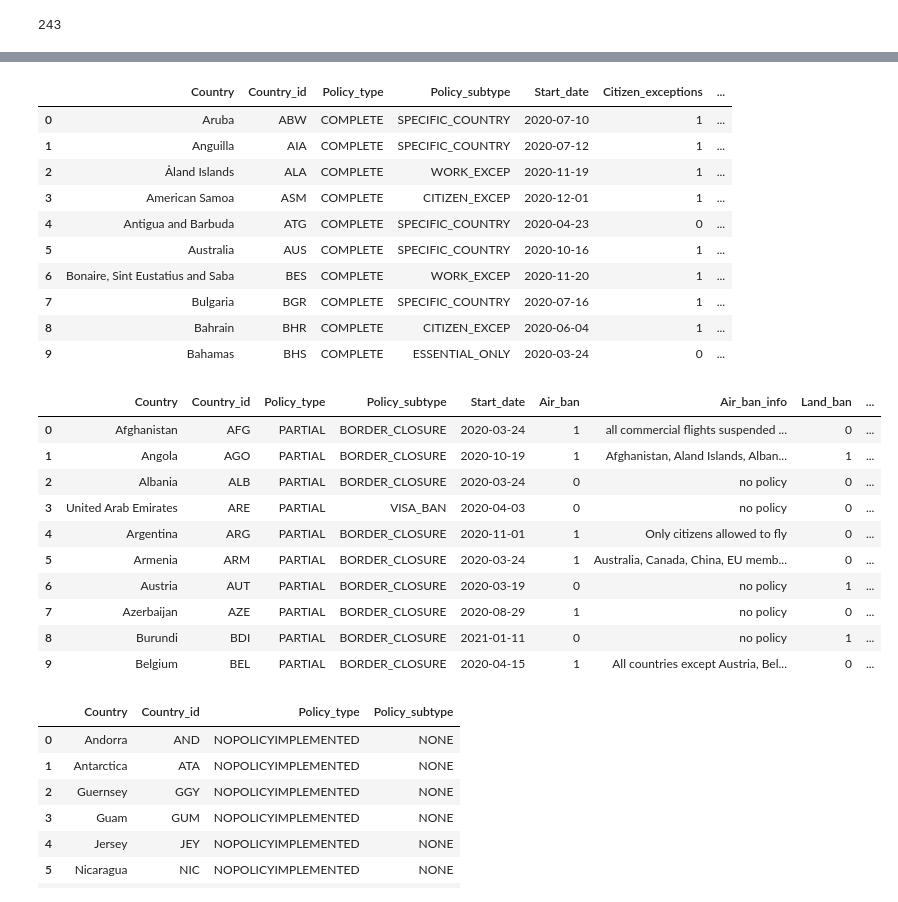
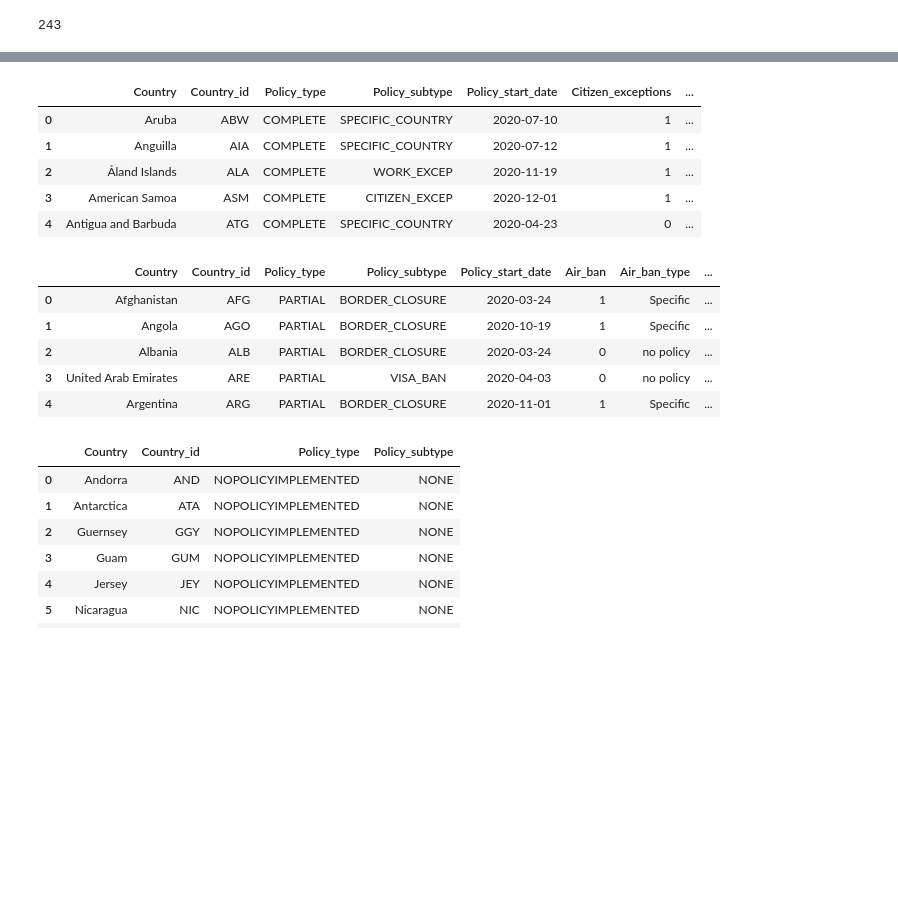
Before and after one commit to sarahDH615/ETL-project, a Jupyter notebook: data/policy_clean.ipynb, the cells around one changed output, grey strips where cells are left out. Cells and saved outputs as stored; diff of their text form; code cells hidden in the pictures; blank space fills up the shorter version.

```diff
--- a/data/policy_clean.ipynb
+++ b/data/policy_clean.ipynb
@@ -149,7 +160,7 @@ dtype('O')
 # %%
 # formatting dates for use in datetime
 # replacing nons and 0s with fake date
-dates_list = [x.replace('_', '-') for x in sorted_policy_df['Start_date']]
+dates_list = [x.replace('_', '-') for x in sorted_policy_df['Policy_start_date']]
 dates_list_start = ['01-01-01' if x == 'NONE' or x == '0' else x for x in dates_list]
-# educated guess as to end date of errant date shown in below cell
+# educated guess as to end date of errant date shown in above cell
 dates_list_edited = ['04-21-20' if x == '04-31-20' else x for x in dates_list_start]
@@ -161,5 +167,5 @@ sorted_policy_df[sorted_policy_df['Start_date'] == '04-31-20']
 # %%
 # replacing Start Date col w/ edited dates list
-sorted_policy_df['Start_date'] = dates_list_edited
+sorted_policy_df['Policy_start_date'] = dates_list_edited
 sorted_policy_df.head()
 # %% [output]
@@ -172,5 +178,5 @@ sorted_policy_df.head()
 # %%
 # converting Start Date col to dtype datetime
-sorted_policy_df['Start_date'] = pd.to_datetime(sorted_policy_df['Start_date'])
+sorted_policy_df['Policy_start_date'] = pd.to_datetime(sorted_policy_df['Policy_start_date'])
 # %%
 # checking dtype
@@ -179,6 +185,6 @@ sorted_policy_df['Start_date'].dtype
 dtype('<M8[ns]')
 # %%
 # sorting by country id then start date
-double_sorted_policy_df = sorted_policy_df.sort_values(['Country_id','Start_date'])
-double_sorted_policy_df.head(20)
+double_sorted_policy_df = sorted_policy_df.sort_values(['Country_id','Policy_start_date'])
+double_sorted_policy_df.head()
 # %% [output]
@@ -240,43 +236,35 @@ Index(['Country', 'Country_id', 'Policy_type', 'Policy_subtype', 'Start_date',
       dtype='object')
 # %%
 # separating out only rows where a complete ban was in effect, saving only cols that apply
-full_closures_df = last_date_df[last_date_df['Policy_type'] == 'COMPLETE'][['Country', 'Country_id', 'Policy_type', 'Policy_subtype', 'Start_date', 'Citizen_exceptions',
-       'Citizen_exceptions_info', 'Country_exceptions',
-       'Country_exceptions_info', 'Work_exceptions_info']]
+full_closures_df = last_date_df[last_date_df['Policy_type'] == 'COMPLETE'][['Country', 'Country_id', 'Policy_type', 'Policy_subtype',
+                                                                            'Policy_start_date', 'Citizen_exceptions', 'Citizen_exceptions_info',
+                                                                            'Country_exceptions',        'Country_exceptions_info', 'Work_exceptions']]
 full_closures_df.reset_index(inplace=True, drop=True)
-full_closures_df.head(10)
+full_closures_df.head()
 # %% [output]
-|  | Country | Country_id | Policy_type | Policy_subtype | Start_date | Citizen_exceptions | ... |
+|  | Country | Country_id | Policy_type | Policy_subtype | Policy_start_date | Citizen_exceptions | ... |
 | 0 | Aruba | ABW | COMPLETE | SPECIFIC_COUNTRY | 2020-07-10 | 1 | ... |
 | 1 | Anguilla | AIA | COMPLETE | SPECIFIC_COUNTRY | 2020-07-12 | 1 | ... |
 | 2 | Åland Islands | ALA | COMPLETE | WORK_EXCEP | 2020-11-19 | 1 | ... |
 | 3 | American Samoa | ASM | COMPLETE | CITIZEN_EXCEP | 2020-12-01 | 1 | ... |
 | 4 | Antigua and Barbuda | ATG | COMPLETE | SPECIFIC_COUNTRY | 2020-04-23 | 0 | ... |
-| 5 | Australia | AUS | COMPLETE | SPECIFIC_COUNTRY | 2020-10-16 | 1 | ... |
-| 6 | Bonaire, Sint Eustatius and Saba | BES | COMPLETE | WORK_EXCEP | 2020-11-20 | 1 | ... |
-| 7 | Bulgaria | BGR | COMPLETE | SPECIFIC_COUNTRY | 2020-07-16 | 1 | ... |
-| 8 | Bahrain | BHR | COMPLETE | CITIZEN_EXCEP | 2020-06-04 | 1 | ... |
-| 9 | Bahamas | BHS | COMPLETE | ESSENTIAL_ONLY | 2020-03-24 | 0 | ... |
 # %%
 # separating out only rows where a partial ban was in effect, saving only cols that apply
-partial_closures_df = last_date_df[last_date_df['Policy_type'] == 'PARTIAL'][['Country', 'Country_id',
-       'Policy_type', 'Policy_subtype', 'Start_date', 'Air_ban', 'Air_ban_info', 'Land_ban', 'Land_ban_info',
-       'Sea_ban','Sea_ban_info', 'Citizen_ban', 'Citizen_ban_info', 'Travel_history_ban', 'Travel_history_ban_info',
-       'Refugee_ban', 'Refugee_ban_info', 'Visa_ban', 'Visa_ban_info']]
+partial_closures_df = last_date_df[last_date_df['Policy_type'] == 'PARTIAL'][['Country', 'Country_id', 'Policy_type', 'Policy_subtype',
+       'Policy_start_date', 'Air_ban', 'Air_ban_type', 'Air_ban_info',
+       'Land_ban', 'Land_ban_type', 'Land_ban_info', 'Sea_ban', 'Sea_ban_type',
+       'Sea_ban_info', 'Citizen_ban', 'Citizen_ban_info', 'Travel_history_ban',
+       'Travel_history_ban_info', 'Refugee_ban', 'Refugee_ban_info',
+       'Visa_ban', 'Visa_ban_list', 'Visa_ban_info']]
 partial_closures_df.reset_index(inplace=True, drop=True)
-partial_closures_df.head(10)
+partial_closures_df.head()
 # %% [output]
-|  | Country | Country_id | Policy_type | Policy_subtype | Start_date | Air_ban | Air_ban_info | Land_ban | ... |
-| 0 | Afghanistan | AFG | PARTIAL | BORDER_CLOSURE | 2020-03-24 | 1 | all commercial flights suspended ... | 0 | ... |
-| 1 | Angola | AGO | PARTIAL | BORDER_CLOSURE | 2020-10-19 | 1 | Afghanistan, Aland Islands, Alban... | 1 | ... |
-| 2 | Albania | ALB | PARTIAL | BORDER_CLOSURE | 2020-03-24 | 0 | no policy | 0 | ... |
-| 3 | United Arab Emirates | ARE | PARTIAL | VISA_BAN | 2020-04-03 | 0 | no policy | 0 | ... |
-| 4 | Argentina | ARG | PARTIAL | BORDER_CLOSURE | 2020-11-01 | 1 | Only citizens allowed to fly | 0 | ... |
-| 5 | Armenia | ARM | PARTIAL | BORDER_CLOSURE | 2020-03-24 | 1 | Australia, Canada, China, EU memb... | 0 | ... |
-| 6 | Austria | AUT | PARTIAL | BORDER_CLOSURE | 2020-03-19 | 0 | no policy | 1 | ... |
-| 7 | Azerbaijan | AZE | PARTIAL | BORDER_CLOSURE | 2020-08-29 | 1 | no policy | 0 | ... |
-| 8 | Burundi | BDI | PARTIAL | BORDER_CLOSURE | 2021-01-11 | 0 | no policy | 1 | ... |
-| 9 | Belgium | BEL | PARTIAL | BORDER_CLOSURE | 2020-04-15 | 1 | All countries except Austria, Bel... | 0 | ... |
+|  | Country | Country_id | Policy_type | Policy_subtype | Policy_start_date | Air_ban | Air_ban_type | ... |
+| 0 | Afghanistan | AFG | PARTIAL | BORDER_CLOSURE | 2020-03-24 | 1 | Specific | ... |
+| 1 | Angola | AGO | PARTIAL | BORDER_CLOSURE | 2020-10-19 | 1 | Specific | ... |
+| 2 | Albania | ALB | PARTIAL | BORDER_CLOSURE | 2020-03-24 | 0 | no policy | ... |
+| 3 | United Arab Emirates | ARE | PARTIAL | VISA_BAN | 2020-04-03 | 0 | no policy | ... |
+| 4 | Argentina | ARG | PARTIAL | BORDER_CLOSURE | 2020-11-01 | 1 | Specific | ... |
 # %%
 # separating out only rows where no ban was in effect, saving only cols that apply
 no_closures_df = last_date_df[last_date_df['Policy_type'] == 'NOPOLICYIMPLEMENTED'][['Country', 'Country_id', 'Policy_type', 'Policy_subtype']]
```
Also changed, not shown: parts of 32 cells of this notebook, 1 other file.
